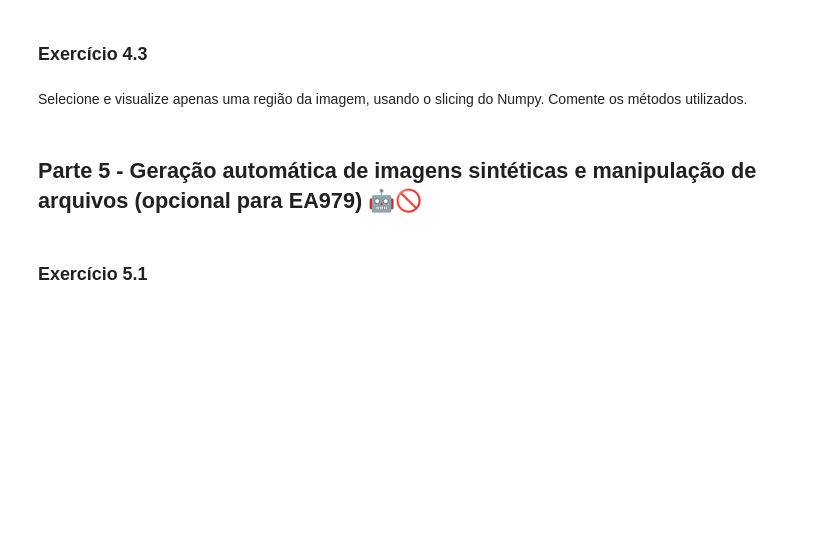
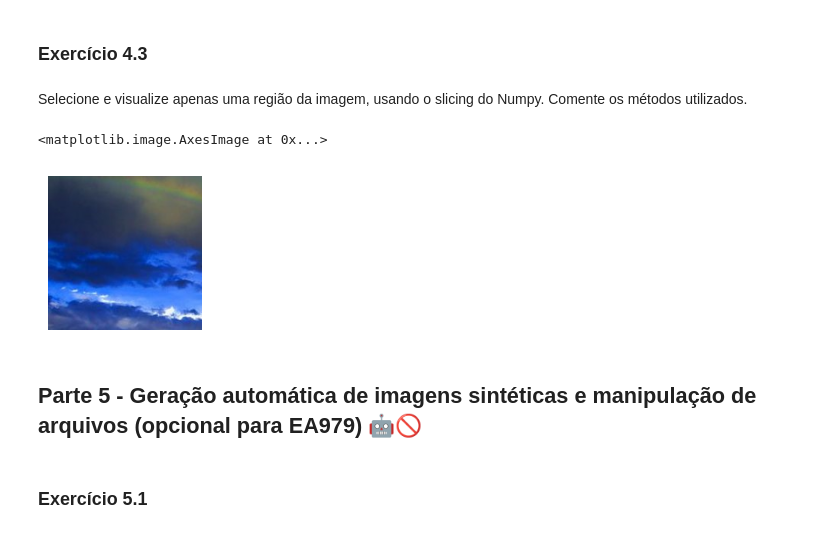
Before and after one commit to UNICAMP-EA979/2026s1-pi01-numpy-g248527, a Jupyter notebook: Atividade.ipynb, the cells around one changed output. Drawn from its saved outputs; the diff is of its cells as text; code cells hidden in the pictures; blank space fills up the shorter version.

```diff
--- a/Atividade.ipynb
+++ b/Atividade.ipynb
@@ -504,3 +553,14 @@ Selecione e visualize apenas uma região da imagem, usando o slicing do Numpy. C
+# %%
+# Seu código aqui
+
+# Para visualizar a imagem, utilizei o mesmo método do exercício anterior. Agora, para selecionar uma região da imagem, utilizeo o slicing, selecionando todas as linhas até a linha 200 e todas as colunas até a coluna 200. Isso seleciona uma parte do céu no canto superior esquerdo
+
+plt.figure(figsize = (2,2))
+plt.axis('off')
+plt.imshow(img_array[:200,:200])
+# %% [output]
+<matplotlib.image.AxesImage at 0x...>
+[figure, added]
 # %% [markdown]
 ## Parte 5 - Geração automática de imagens sintéticas e manipulação de arquivos (opcional para EA979) 🤖🚫
 # %% [markdown]
```
Also changed, not shown: parts of 9 cells of this notebook.
